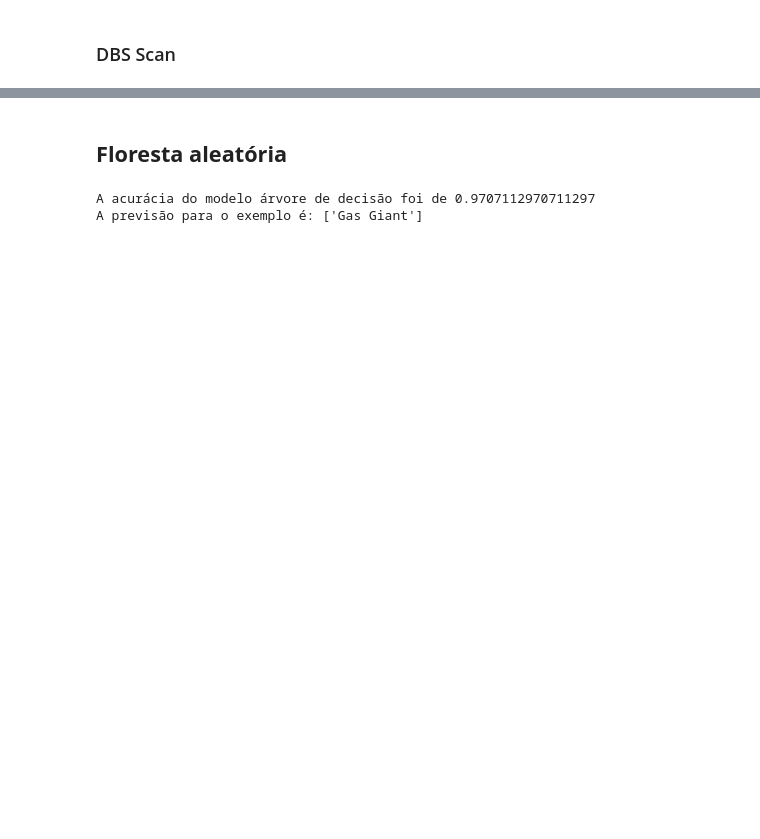
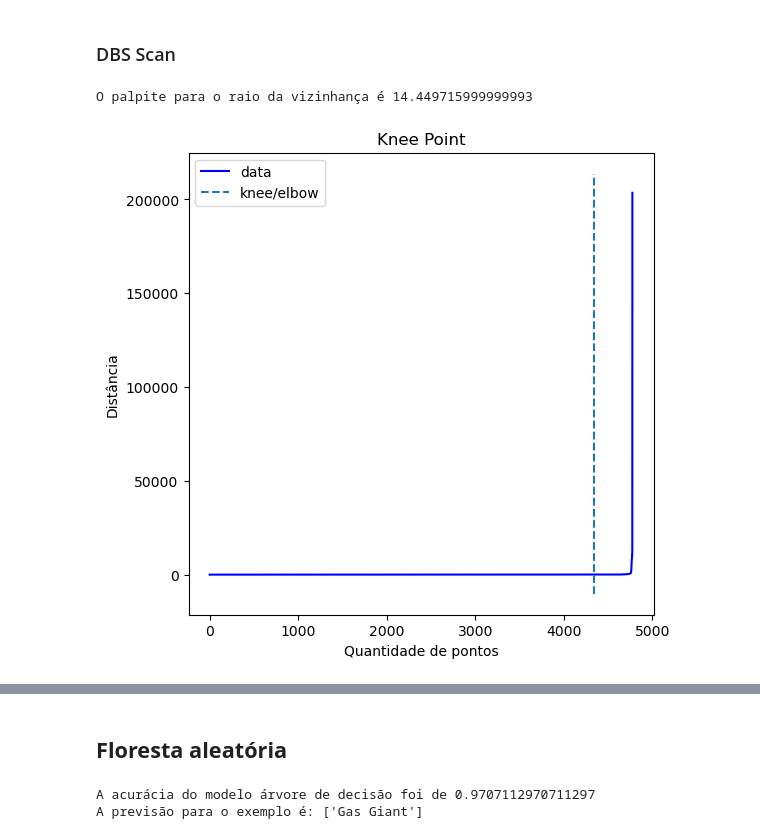
Before and after one commit to EricLeandroLM/Projeto_final_Machine_learning, a Jupyter notebook: Trabalho final.ipynb, the cells around one changed output, grey strips where cells are left out. Cells and saved outputs as stored; diff of their text form; code cells hidden in the pictures; blank space fills up the shorter version.

```diff
--- a/Trabalho final.ipynb
+++ b/Trabalho final.ipynb
@@ -226,2 +342,13 @@ TypeError: '<=' not supported between instances of 'str' and 'int'
 # %% [markdown]
 ### DBS Scan
+# %%
+num_atributos = X.shape[-1]
+
+palpite_num_min_vizinhos = 2 * num_atributos
+
+palpite_raio_vizinhanca = gera_palpite_raio_vizinhanca(
+    X, palpite_num_min_vizinhos
+)
+# %% [output]
+O palpite para o raio da vizinhança é 14.449715999999993
+[figure, added]
```
Also changed, not shown: parts of 19 cells of this notebook, 1 other file.
